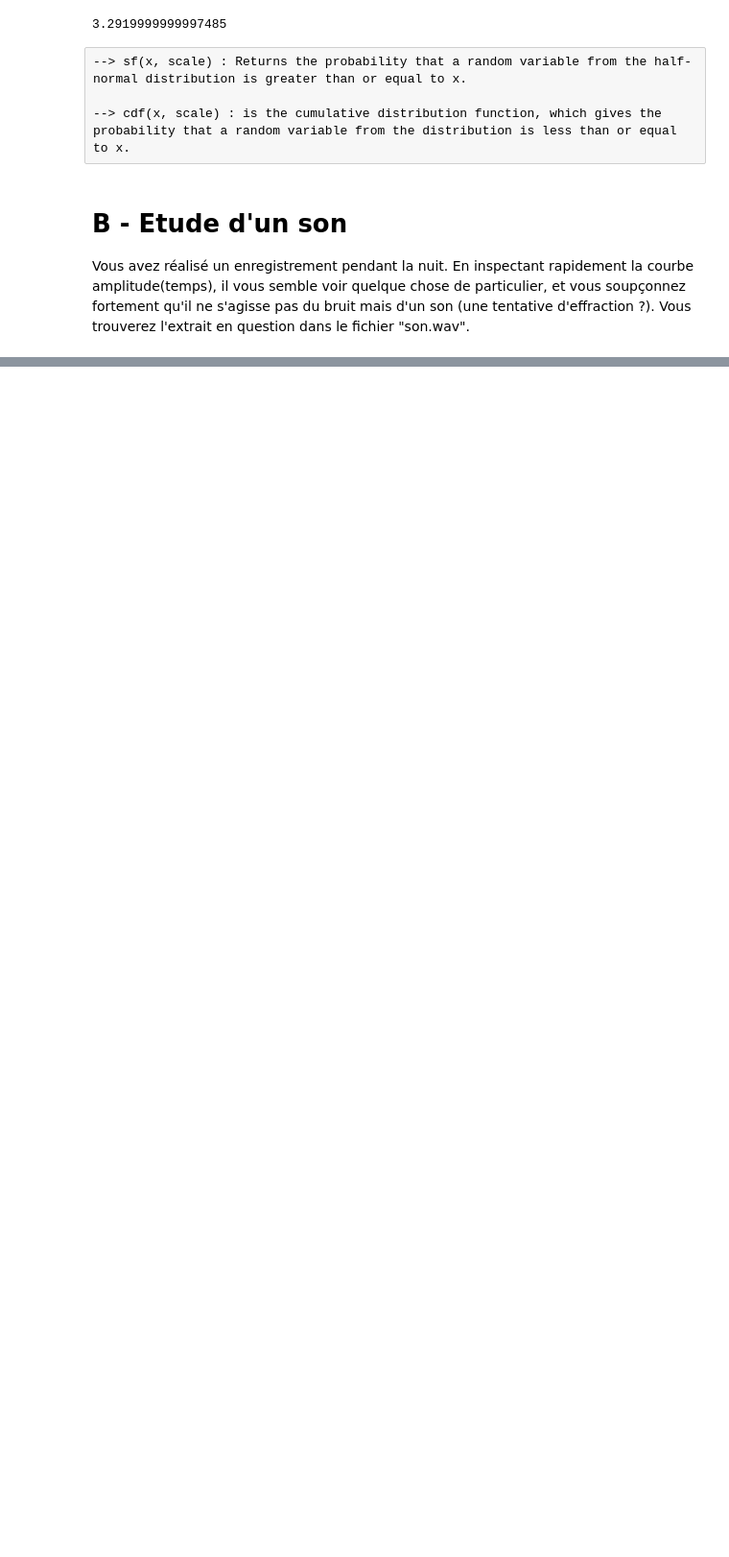
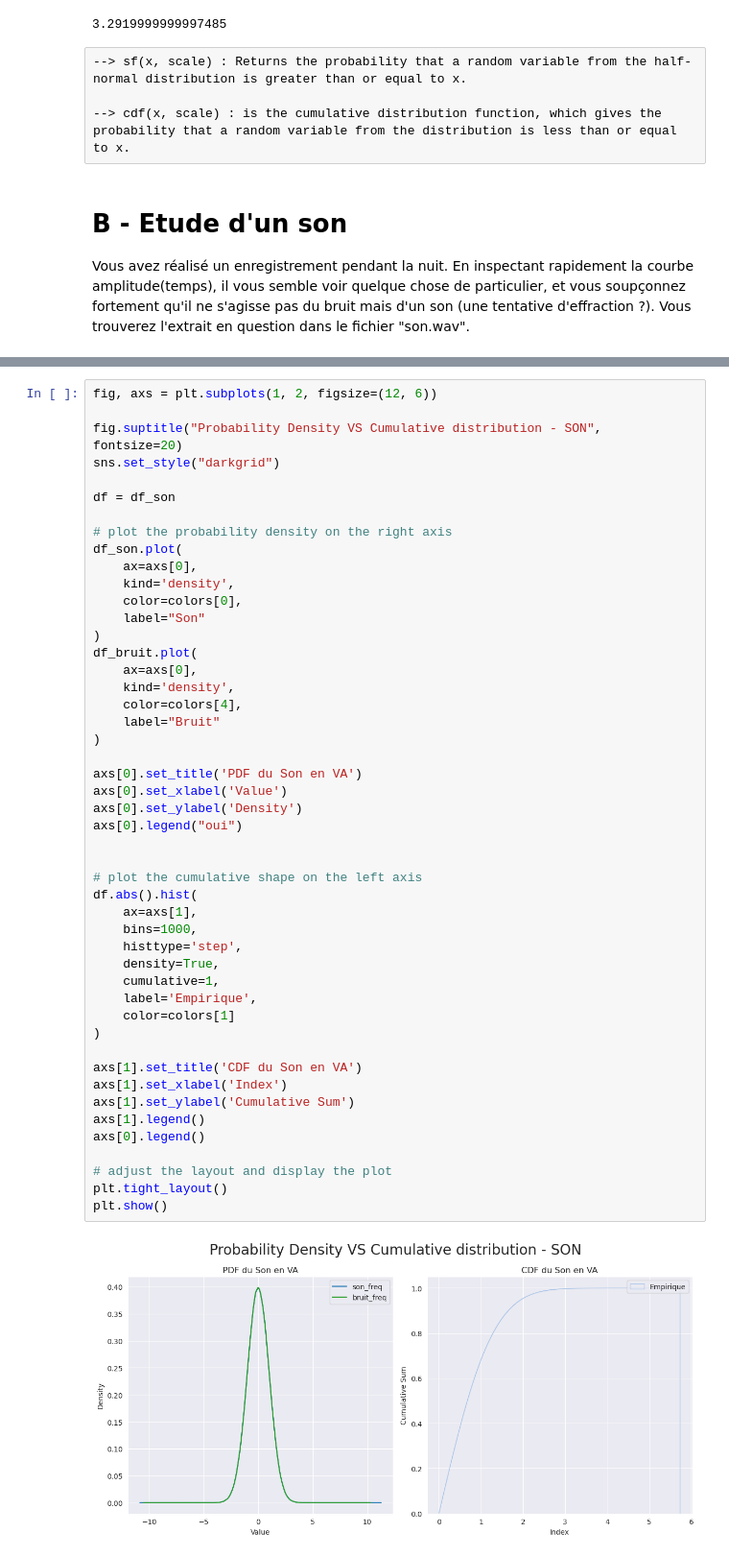
Before and after one commit to ManuLabricole/CDN-Statistique, a Jupyter notebook: 2-Test-d_hypotheses/test_hypothese_perso.ipynb, the cells around one changed output, grey strips where cells are left out. Shown: that part at 96% size. Saved outputs shown, nothing was run; the diff lists cells and outputs as text; blank space fills up the shorter version.

```diff
--- a/2-Test-d_hypotheses/test_hypothese_perso.ipynb
+++ b/2-Test-d_hypotheses/test_hypothese_perso.ipynb
@@ -394,0 +433,50 @@ Vous avez réalisé un enregistrement pendant la nuit. En inspectant rapidement
+# %%
+fig, axs = plt.subplots(1, 2, figsize=(12, 6))
+
+fig.suptitle("Probability Density VS Cumulative distribution - SON", fontsize=20)
+sns.set_style("darkgrid")
+
+df = df_son
+
+# plot the probability density on the right axis
+df_son.plot(
+    ax=axs[0],
+    kind='density',
+    color=colors[0],
+    label="Son"
+)
+df_bruit.plot(
+    ax=axs[0],
+    kind='density',
+    color=colors[4],
+    label="Bruit"
+)
+
+axs[0].set_title('PDF du Son en VA')
+axs[0].set_xlabel('Value')
+axs[0].set_ylabel('Density')
+axs[0].legend("oui")
+
+
+# plot the cumulative shape on the left axis
+df.abs().hist(
+    ax=axs[1],
+    bins=1000,
+    histtype='step',
+    density=True,
+    cumulative=1,
+    label='Empirique',
+    color=colors[1]
+)
+
+axs[1].set_title('CDF du Son en VA')
+axs[1].set_xlabel('Index')
+axs[1].set_ylabel('Cumulative Sum')
+axs[1].legend()
+axs[0].legend()
+
+# adjust the layout and display the plot
+plt.tight_layout()
+plt.show()
+# %% [output]
+[figure, added]
```
Also changed, not shown: parts of 13 cells of this notebook.
